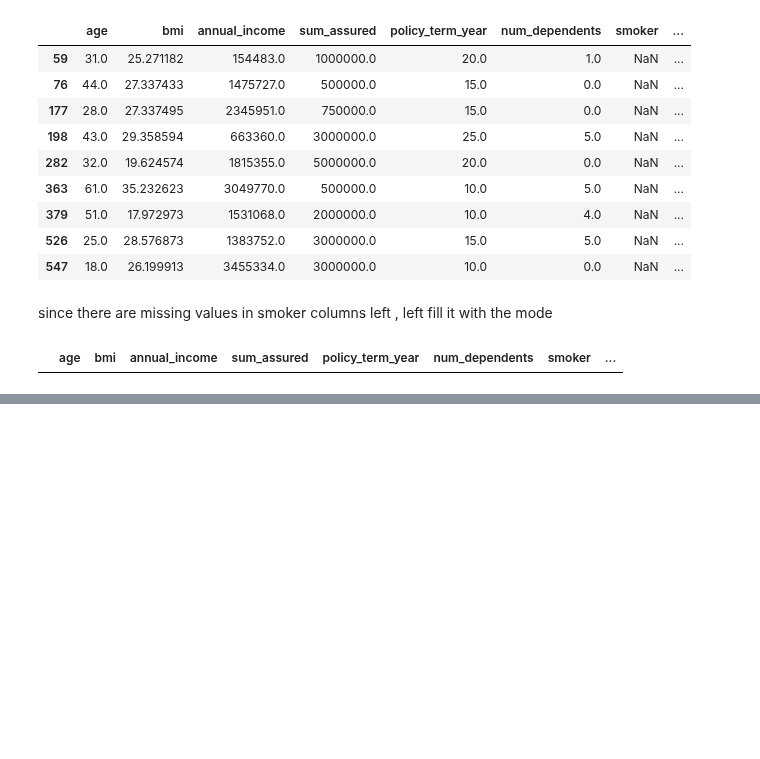
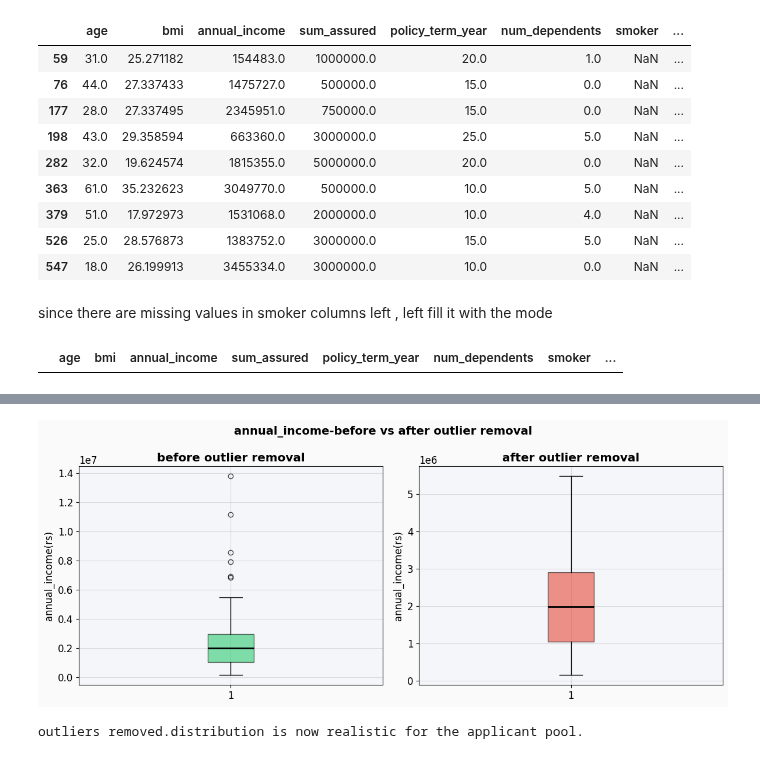
Before and after one commit to kanika10-hub/Life_Insurance_Premium_Prediction, a Jupyter notebook: INSURANCE.ipynb, the cells around one changed output, grey strips where cells are left out. Cells and saved outputs as stored; diff of their text form; code cells hidden in the pictures; blank space fills up the shorter version.

```diff
--- a/INSURANCE.ipynb
+++ b/INSURANCE.ipynb
@@ -797,0 +798,14 @@ NOW THERE ARE NOOOOO NA VALUES
+# %%
+#5C :DROP IRRELEVANT FEATURES
+print("="*55)
+print("5C:DROP IRRELEVANT FEATURES")
+print("="*55)
+drop_cols=['applicant_id','lucky_number']
+print(f" dropping:{drop_cols}")
+print("reason:correlation with annual premium=0(confirmed in heatup)")
+print("an applicant id is just a label and lucky number is a random noise ")
+print("no real insurer would use these as pricing factors")
+
+df_clean.drop(columns=drop_cols,inplace=True)
+print(f"\n final shape after cleaning:{df_clean.shape}")
+print("remaining features:", df_clean.columns.tolist())
@@ -797,0 +851,22 @@ NOW THERE ARE NOOOOO NA VALUES
+# %%
+fig,axes=plt.subplots(1,2,figsize=(12,5))
+fig.suptitle('annual_income-before vs after outlier removal',fontsize=14,fontweight='bold')
+for ax,data,title,color in zip(
+    axes,
+    [df['annual_income'].dropna(),df_clean['annual_income'].dropna()],
+    ['before outlier removal','after outlier removal'],
+    ['#2ECC71','#E74C3C']
+):
+  ax.boxplot(data,patch_artist=True,
+             boxprops=dict(facecolor=color,alpha=0.6),
+             medianprops=dict(color='black',linewidth=2),
+             flierprops=dict(marker='o',color='red',markersize=6,alpha=0.7))
+  ax.set_title(title,fontweight='bold')
+  ax.set_ylabel('annual_income($)')
+plt.tight_layout()
+plt.savefig('boxplot_before_after.png',dpi=120)
+plt.show()
+print("outliers removed.distribution is now realistic for the applicant pool.")
+# %% [output]
+[figure, added]
+outliers removed.distribution is now realistic for the applicant pool.
```
Also changed, not shown: parts of 13 cells of this notebook.
